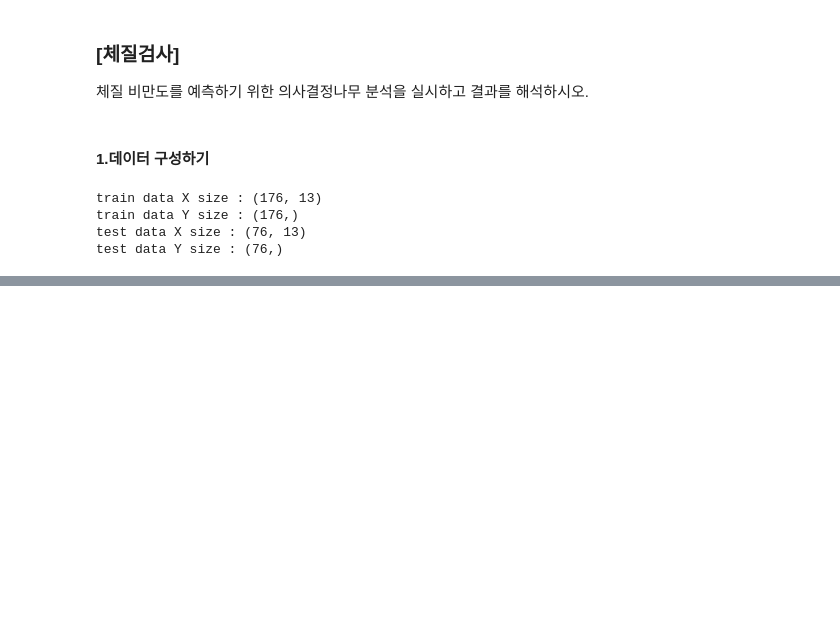
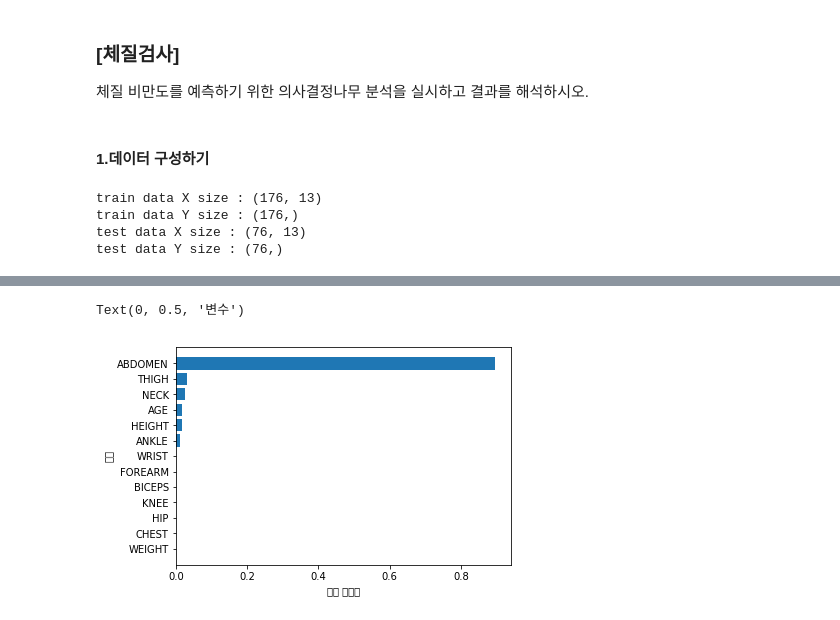
Before and after one commit to juseonjeong/pythonStudy_seon, a Jupyter notebook: py_study/Decision tree.ipynb, the cells around one changed output, grey strips where cells are left out. Saved outputs shown, nothing was run; the diff lists cells and outputs as text; code cells hidden in the pictures; blank space fills up the shorter version.

```diff
--- a/py_study/Decision tree.ipynb
+++ b/py_study/Decision tree.ipynb
@@ -40,0 +243,10 @@ test data Y size : (76,)
+# %%
+#최대 깊이 2모델
+tree_graph = DecisionTreeRegressor(random_state=1234, min_samples_leaf = 8,
+                                  min_samples_split=20, max_depth=2)
+tree_graph.fit(df_train_x,df_train_y)
+export_graphviz(tree_graph, out_file='tree_depth.dot',
+               feature_names = v_feature_name, impurity=True, filled=True)
+with open("tree_depth.dot") as f:
+    dot_graph = f.read()
+display(graphviz.Source(dot_graph))
@@ -40,0 +255,10 @@ test data Y size : (76,)
+# %%
+#최대 깊이 4모델
+tree_graph = DecisionTreeRegressor(random_state=1234, min_samples_leaf = 8,
+                                  min_samples_split=20, max_depth=4)
+tree_graph.fit(df_train_x,df_train_y)
+export_graphviz(tree_graph, out_file='tree_depth.dot',
+               feature_names = v_feature_name, impurity=True, filled=True)
+with open("tree_depth.dot") as f:
+    dot_graph = f.read()
+display(graphviz.Source(dot_graph))
@@ -40,0 +269,4 @@ test data Y size : (76,)
+# %%
+tree_final = DecisionTreeRegressor(min_samples_leaf=8, min_samples_split=20,
+                                   max_depth=4, random_state=1234)
+tree_final.fit(df_train_x,df_train_y)
@@ -40,0 +298,9 @@ test data Y size : (76,)
+# %%
+#설명변수의 중요도 확인 및 테이블로 저장
+df_importance = pd.DataFrame()
+df_importance['Feature'] = v_feature_name
+df_importance['Importance'] = tree_final.feature_importances_
+
+#df_feature_importance의 테이블을 중요도별 정렬
+df_importance.sort_values('Importance',ascending=False, inplace=True)
+df_importance.round(3)
@@ -40,0 +322,12 @@ test data Y size : (76,)
+# %%
+#설명변수 중요도 그래프
+#중요도가 높은 그림을 상위에 그림
+df_importance.sort_values('Importance',ascending=True,inplace=True)
+coordinates = range(len(df_importance))
+plt.barh(y=coordinates, width = df_importance['Importance'])
+plt.yticks(coordinates, df_importance['Feature'])
+plt.xlabel('변수 중요도')
+plt.ylabel('변수')
+# %% [output]
+Text(0, 0.5, '변수')
+[figure, added]
```
Also changed, not shown: parts of 25 cells of this notebook, 3 other files.
